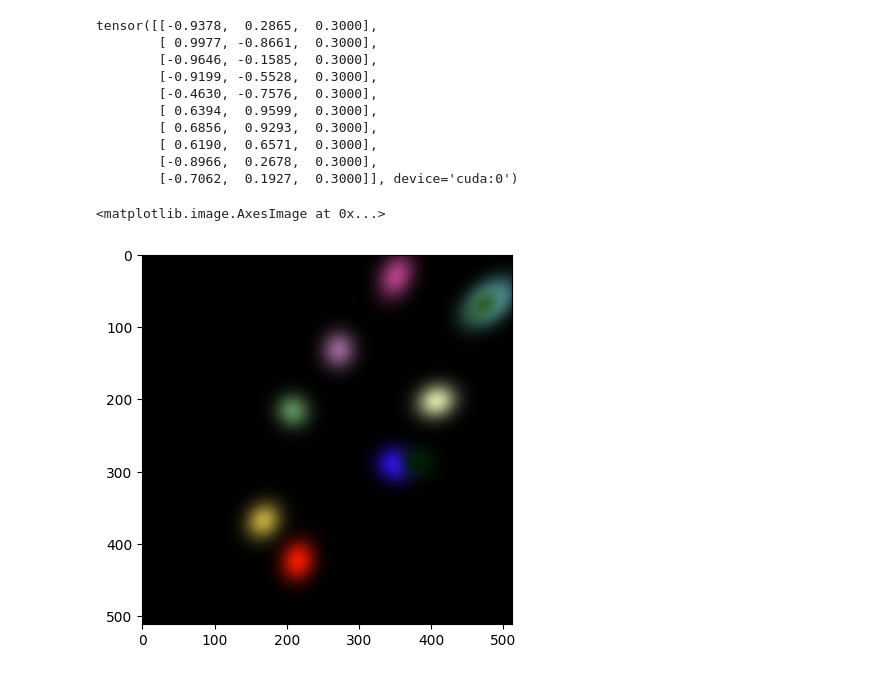
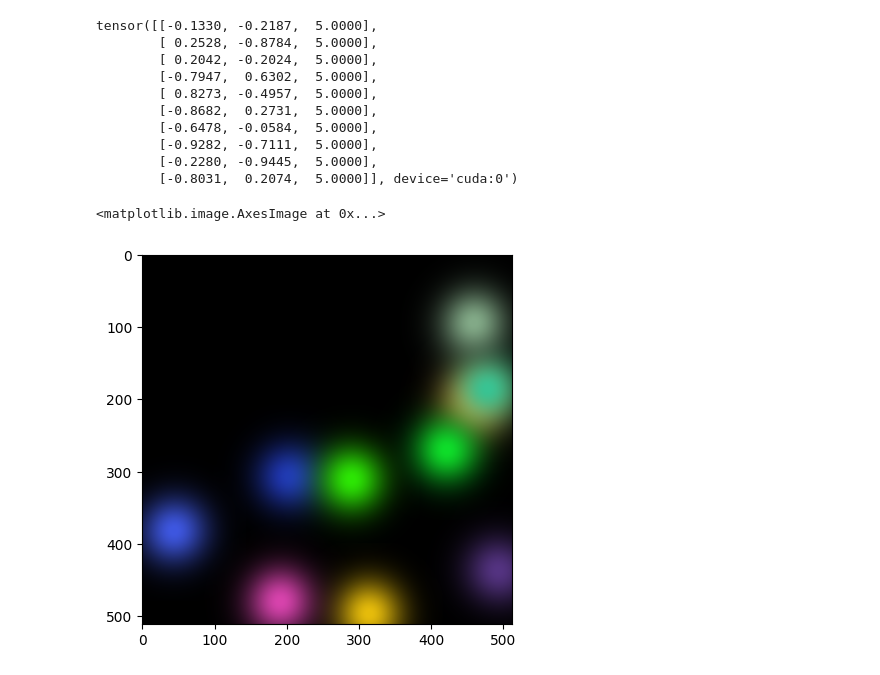
Before and after one commit to pimpale/foo, a Jupyter notebook: python/gaussiansplattingconvolution/gsplat_test.ipynb, the cells around one changed output. Cells and saved outputs as stored; diff of their text form; code cells hidden in the pictures.

Commit message:
need to switch to perspective matrices in order to avoid issues

```diff
--- a/python/gaussiansplattingconvolution/gsplat_test.ipynb
+++ b/python/gaussiansplattingconvolution/gsplat_test.ipynb
@@ -15,13 +15,13 @@ means3D = torch.cat(
     [
         torch.rand(N, 1, dtype=torch.float32, device=device) * 2 - 1,
         torch.rand(N, 1, dtype=torch.float32, device=device) * 2 - 1,
-        torch.zeros(N, 1, dtype=torch.float32, device=device)+1,
+        torch.zeros(N, 1, dtype=torch.float32, device=device) + 5,
     ],
     dim=1,
 )
 means2D = torch.zeros(N, 2, dtype=torch.float32, device=device)
 opacities = torch.ones(N, 1, dtype=torch.float32, device=device)
-scales = torch.ones(N, 3, dtype=torch.float32, device=device) * 0.1
+scales = torch.ones(N, 3, dtype=torch.float32, device=device)
 rotations = (
     torch.from_numpy(np.stack([pyquaternion.Quaternion().elements for _ in range(N)]))
     .to(torch.float32)
@@ -31,13 +31,13 @@ colors_precomp = torch.rand(N, 3, dtype=torch.float32, device=device)
 # %%
 means3D
 # %% [output]
-tensor([[-0.9378,  0.2865,  0.3000],
-        [ 0.9977, -0.8661,  0.3000],
-        [-0.9646, -0.1585,  0.3000],
-        [-0.9199, -0.5528,  0.3000],
-        [-0.4630, -0.7576,  0.3000],
-        [ 0.6394,  0.9599,  0.3000],
-        [ 0.6856,  0.9293,  0.3000],
-        [ 0.6190,  0.6571,  0.3000],
-        [-0.8966,  0.2678,  0.3000],
-        [-0.7062,  0.1927,  0.3000]], device='cuda:0')
+tensor([[-0.1330, -0.2187,  5.0000],
+        [ 0.2528, -0.8784,  5.0000],
+        [ 0.2042, -0.2024,  5.0000],
+        [-0.7947,  0.6302,  5.0000],
+        [ 0.8273, -0.4957,  5.0000],
+        [-0.8682,  0.2731,  5.0000],
+        [-0.6478, -0.0584,  5.0000],
+        [-0.9282, -0.7111,  5.0000],
+        [-0.2280, -0.9445,  5.0000],
+        [-0.8031,  0.2074,  5.0000]], device='cuda:0')
@@ -67,36 +71,36 @@ def gen_orthographic_matrix(left: float, right: float, bottom: float, top: float
 # %%
 FoVx = 90
 FoVy = 90
 
-raster_settings = diff_gaussian_rasterization.GaussianRasterizationSettings(
-    image_height=512,
-    image_width=512,
-    tanfovx=math.tan(FoVx * 0.5),
-    tanfovy=math.tan(FoVy * 0.5),
-    bg=torch.zeros(4, dtype=torch.float32, device=device),
-    scale_modifier=1.0,
-    viewmatrix=torch.eye(4, dtype=torch.float32, device=device),
-    projmatrix=gen_orthographic_matrix(-1, 1, -1, 1, -1, 1).to(device),
-    sh_degree=1,
-    campos=torch.tensor([0, 0, 0], dtype=torch.float32, device=device),
-    prefiltered=False,
-    debug=True,
+rasterizer = diff_gaussian_rasterization.GaussianRasterizer(
+    diff_gaussian_rasterization.GaussianRasterizationSettings(
+        image_height=512,
+        image_width=512,
+        tanfovx=math.tan(FoVx * 0.5),
+        tanfovy=math.tan(FoVy * 0.5),
+        bg=torch.zeros(4, dtype=torch.float32, device=device),
+        scale_modifier=1.0,
+        viewmatrix=torch.eye(4, dtype=torch.float32, device=device),
+        projmatrix=gen_perspective_matrix(FoVx, FoVy, 0.1, 100).to(device),
+        sh_degree=1,
+        campos=torch.tensor([0, 0, 0], dtype=torch.float32, device=device),
+        prefiltered=False,
+        debug=True,
+    )
 )
-
-rasterizer = diff_gaussian_rasterization.GaussianRasterizer(raster_settings=raster_settings)
 
 rendered_image, radii = rasterizer(
     means3D=means3D,
     means2D=means2D,
     colors_precomp=colors_precomp,
     opacities=opacities,
     scales=scales,
     rotations=rotations,
 )
 
 
 # display the rendered image
 plt.imshow(rendered_image.permute(1, 2, 0).cpu().numpy())
 # %% [output]
 <matplotlib.image.AxesImage at 0x...>
-[figure, old version]
+[figure, new version]
```
Also changed, not shown: parts of 2 cells of this notebook, 6 other files.
